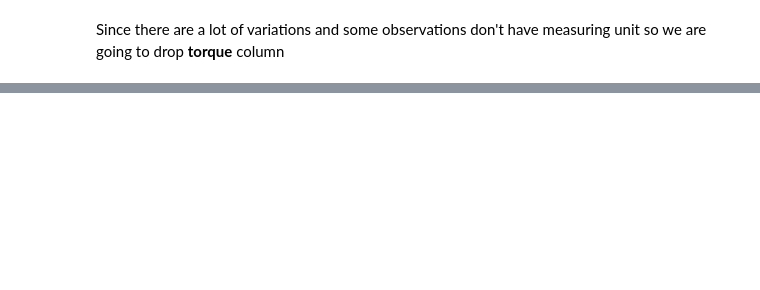
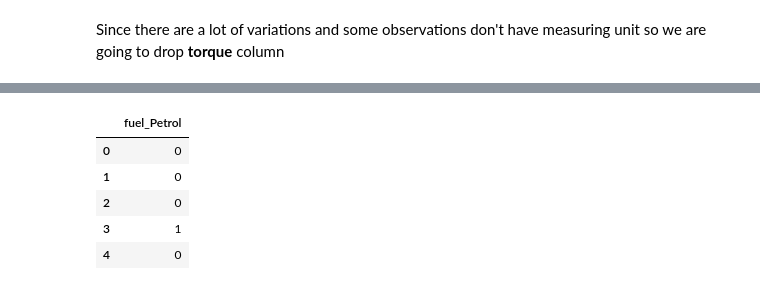
Before and after one commit to KieuSonTung/Data_Preparation, a Jupyter notebook: Data_Preparation_Final.ipynb, the cells around one changed output, grey strips where cells are left out. Drawn from its saved outputs; the diff is of its cells as text; code cells hidden in the pictures; blank space fills up the shorter version.

```diff
--- a/Data_Preparation_Final.ipynb
+++ b/Data_Preparation_Final.ipynb
@@ -179,0 +261,11 @@ train.head()
+# %%
+Fuel = train[['fuel']]
+Fuel = pd.get_dummies(Fuel, drop_first=True)
+Fuel.head()
+# %% [output]
+|  | fuel_Petrol |
+| 0 | 0 |
+| 1 | 0 |
+| 2 | 0 |
+| 3 | 1 |
+| 4 | 0 |
```
Also changed, not shown: parts of 30 cells of this notebook.
